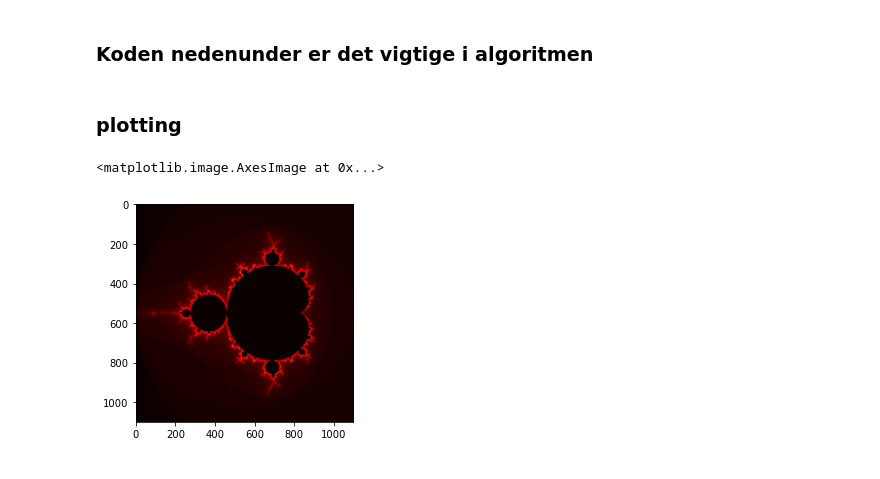
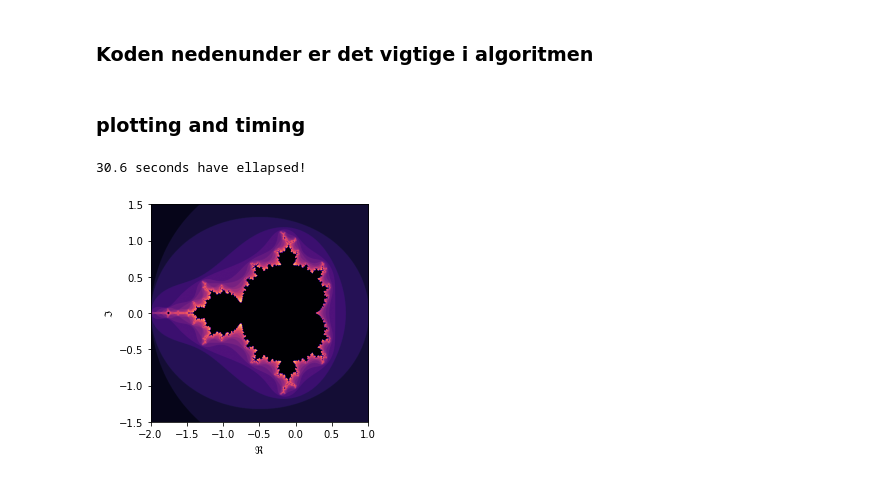
Before and after one commit to ahll19/P6, a Jupyter notebook: Kursus Opgaver/NSC/Miniprojekt/1 mandelbrot.ipynb, the cells around one changed output. Drawn from its saved outputs; the diff is of its cells as text; code cells hidden in the pictures.

```diff
--- a/Kursus Opgaver/NSC/Miniprojekt/1 mandelbrot.ipynb
+++ b/Kursus Opgaver/NSC/Miniprojekt/1 mandelbrot.ipynb
@@ -4,10 +5,10 @@ import numpy as np
 # %%
 # Faste definitioner
-N = 1099
+N = 2000
 Rs = np.linspace(-2, 1, N)
 Is = np.linspace(-1.5, 1.5, N)
 T = 2
-maxIter = 100
+maxIter = 20
 
 # Sample det komplekse plan
 Csr = np.tile(Rs, (N, 1))
@@ -18,25 +19,35 @@ iters = np.zeros((N, N))
 # %% [markdown]
 ### Koden nedenunder er det vigtige i algoritmen
 # %%
-for i in range(N):
-    for j in range(N):
-        z = 0
-        broke = 0
-        c = Cs[i, j]
+def mandelbrot(Cs=Cs, iters=iters, T=T, maxIter=maxIter, N=N):
+    for i in range(N):
+        for j in range(N):
+            z = 0
+            broke = 0
+            c = Cs[i, j]
 
-        for k in range(maxIter):
-            z = z**2 + c
+            for k in range(maxIter):
+                z = z*z + c  # z*z er hurtigere end z**2
 
-            if np.abs(z) > T:
-                broke = True
-                iters[i, j] = k+1
-                break
+                if np.abs(z) > T:
+                    broke = True
+                    iters[i, j] = k+1
+                    break
 # %% [markdown]
-### plotting
+### plotting and timing
-# %%
-cmap = plt.cm.hot
-iters /= np.max(iters)
-plt.imshow(iters, cmap=cmap)
-# %% [output]
-<matplotlib.image.AxesImage at 0x...>
-[figure, removed]
+# %%
+t0 = time()
+mandelbrot()
+t1 = time()
+
+cmap = plt.cm.hot
+iters /= np.max(iters)
+plt.imshow(iters, cmap="magma", extent=(min(Rs), max(Rs), min(Is), max(Is)))
+plt.ylabel(r"$\Im$")
+plt.xlabel(r"$\Re$")
+# plt.savefig("mandelbrot.pdf")
+
+print(str(np.round((t1-t0), 1)) + " seconds have ellapsed!")
+# %% [output]
+30.6 seconds have ellapsed!
+[figure, added]
```
Also changed, not shown: parts of 1 cell of this notebook.
